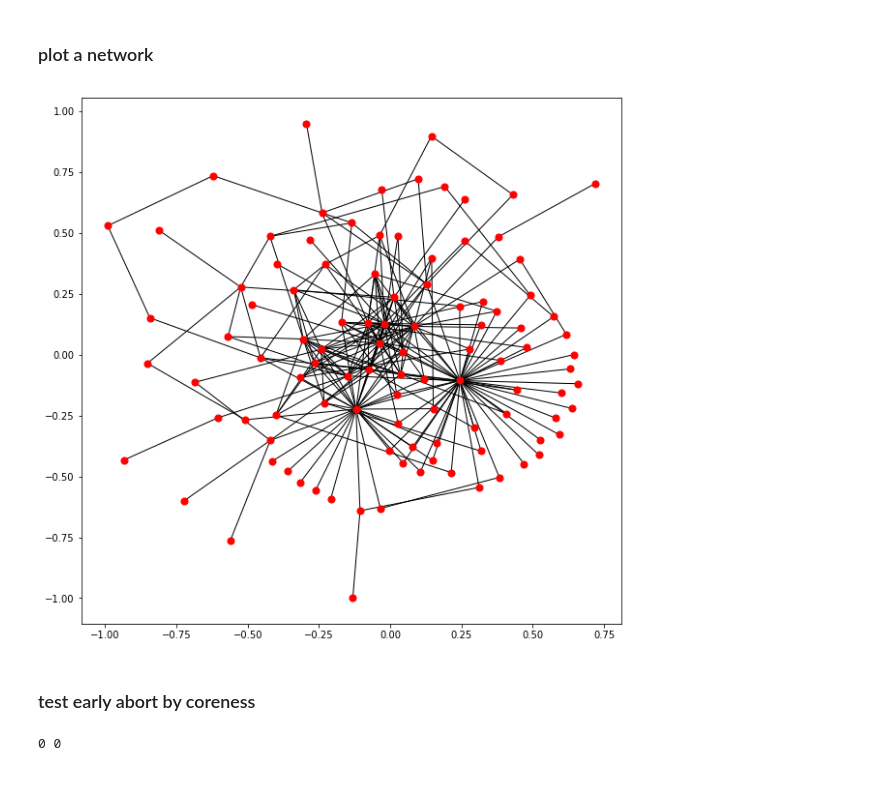
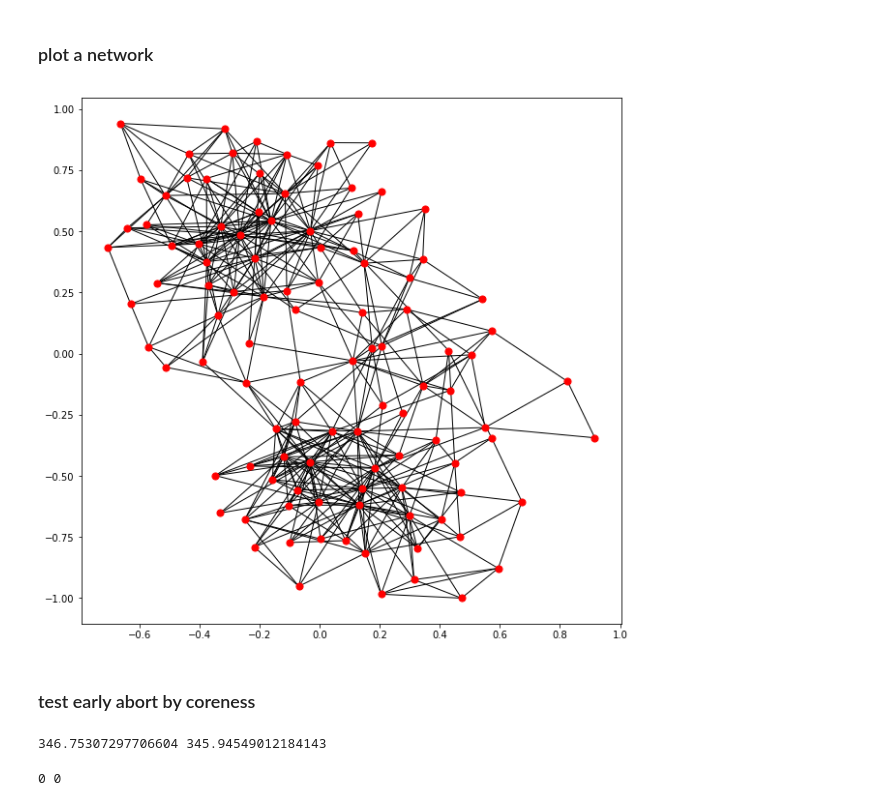
Before and after one commit to ta-rekt/motif-discovery, a Jupyter notebook: src/speed_tests.ipynb, the cells around one changed output. Saved outputs shown, nothing was run; the diff lists cells and outputs as text; code cells hidden in the pictures.

```diff
--- a/src/speed_tests.ipynb
+++ b/src/speed_tests.ipynb
@@ -181,20 +181,20 @@ sorted(networks, key = itemgetter(1))
 # %% [markdown]
 ### plot a network
 # %%
-plotNetwork(503)
+plotNetwork(372)
 # %% [output]
-[figure, old version]
+[figure, new version]
 # %% [markdown]
 ### test early abort by coreness
 # %%
-networkIndex = 147
+networkIndex = 564
 
 # without early abort by coreness
 networkGraph = nx.Graph()
 edges = data_edgelists.iloc[networkIndex]
 networkGraph.add_edges_from(edges)
 
-queryString = '[[0,1], [0,2], [0,3], [0,4], [0,5], [1,2], [1,3], [1,4], [1,5], [2,3], [2,4], [2,5], [3,4], [3,5], [4,5]]'
+queryString = '[[0,1], [0,2], [0,3], [0,4], [0,5], [0,6], [0,7], [1,2], [1,3], [1,4], [1,5], [1,6], [1,7], [2,3], [2,4], [2,5], [2,6], [2,7], [3,4], [3,5], [3,6], [4,5], [4,6], [5,6]]'
 queryGraph = parseStringToGraph(queryString)
 
 start_time_fnr = time.time()
@@ -208,7 +208,7 @@ edges = data_edgelists.iloc[networkIndex]
 networkGraph.add_edges_from(edges)
 fns.onionDecompose(networkGraph)
 
-queryString = '[[0,1], [0,2], [0,3], [0,4], [0,5], [1,2], [1,3], [1,4], [1,5], [2,3], [2,4], [2,5], [3,4], [3,5], [4,5]]'
+queryString = '[[0,1], [0,2], [0,3], [0,4], [0,5], [0,6], [0,7], [1,2], [1,3], [1,4], [1,5], [1,6], [1,7], [2,3], [2,4], [2,5], [2,6], [2,7], [3,4], [3,5], [3,6], [4,5], [4,6], [5,6]]'
 queryGraph = parseStringToGraph(queryString)
 fns.onionDecompose(queryGraph)
 
@@ -217,6 +217,8 @@ out_fnr_wc = fnr_wc.findSubgraphInstances(queryGraph, networkGraph, True)
 delta_fnr_wc = time.time() - start_time_fnr_wc
 
 print(delta_fnr, delta_fnr_wc)
+# %% [output]
+346.75307297706604 345.94549012184143
 # %%
 print(out_fnr, out_fnr_wc)
 queryGraph.nodes[0]['coreness']
```
Also changed, not shown: parts of 3 cells of this notebook, 4 other files.
